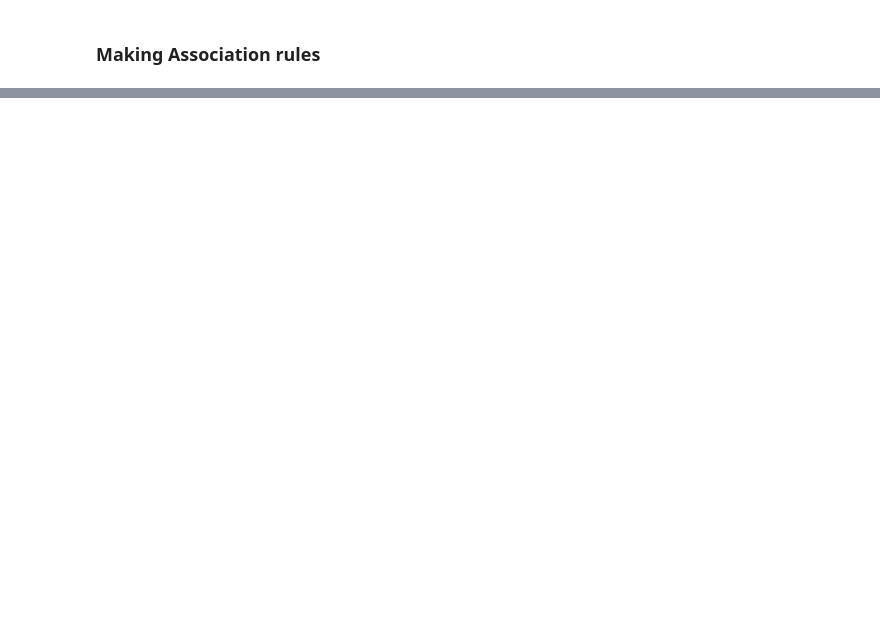
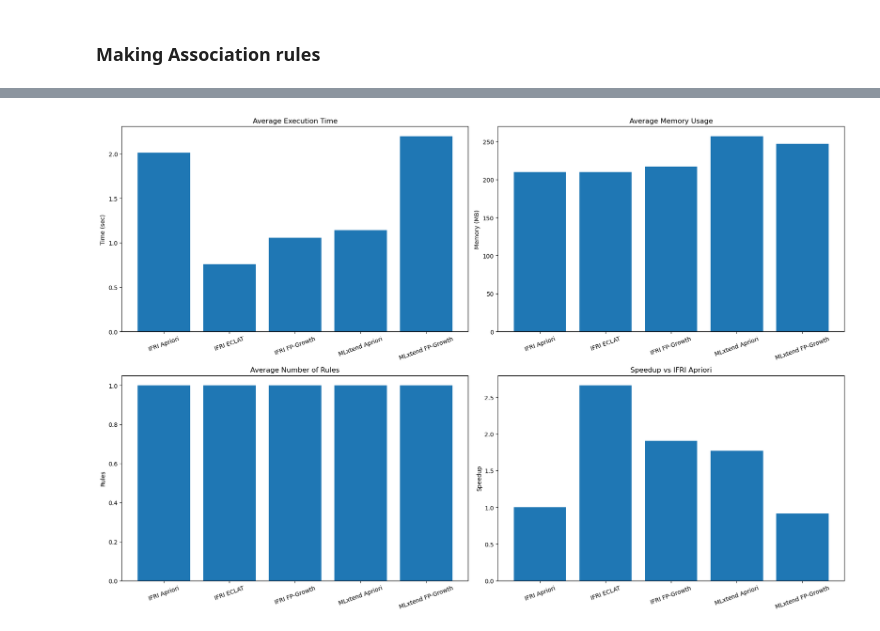
Before and after one commit to IFRI-AI-Classes/ifri_mini_ml_lib, a Jupyter notebook: notebooks/association_rules/Association_rules.ipynb, the cells around one changed output, grey strips where cells are left out. Drawn from its saved outputs; the diff is of its cells as text; code cells hidden in the pictures; blank space fills up the shorter version.

```diff
--- a/notebooks/association_rules/Association_rules.ipynb
+++ b/notebooks/association_rules/Association_rules.ipynb
@@ -584,0 +513,14 @@ interactive(children=(FloatSlider(value=0.02, description='min_support', max=0.1
+# %%
+from utils import benchmark_all, plot_results
+
+# Run benchmark
+results_df = benchmark_all(
+    transactions,
+    min_support=0.02,
+    min_conf=0.5,
+    min_lift=1.0,
+    n_runs=5
+)
+
+# Print results
+results_df
@@ -584,0 +534,5 @@ interactive(children=(FloatSlider(value=0.02, description='min_support', max=0.1
+# %%
+# Plot
+plot_results(results_df)
+# %% [output]
+[figure, added]
```
Also changed, not shown: parts of 16 cells of this notebook, 3 other files.
